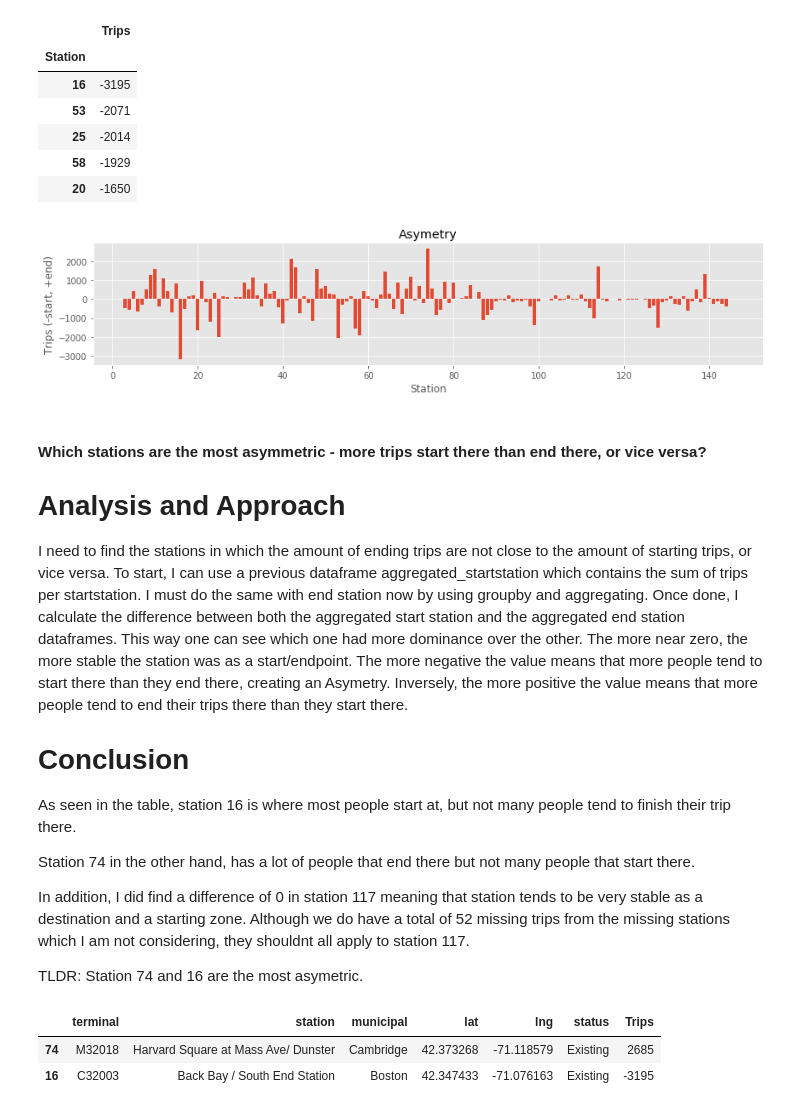
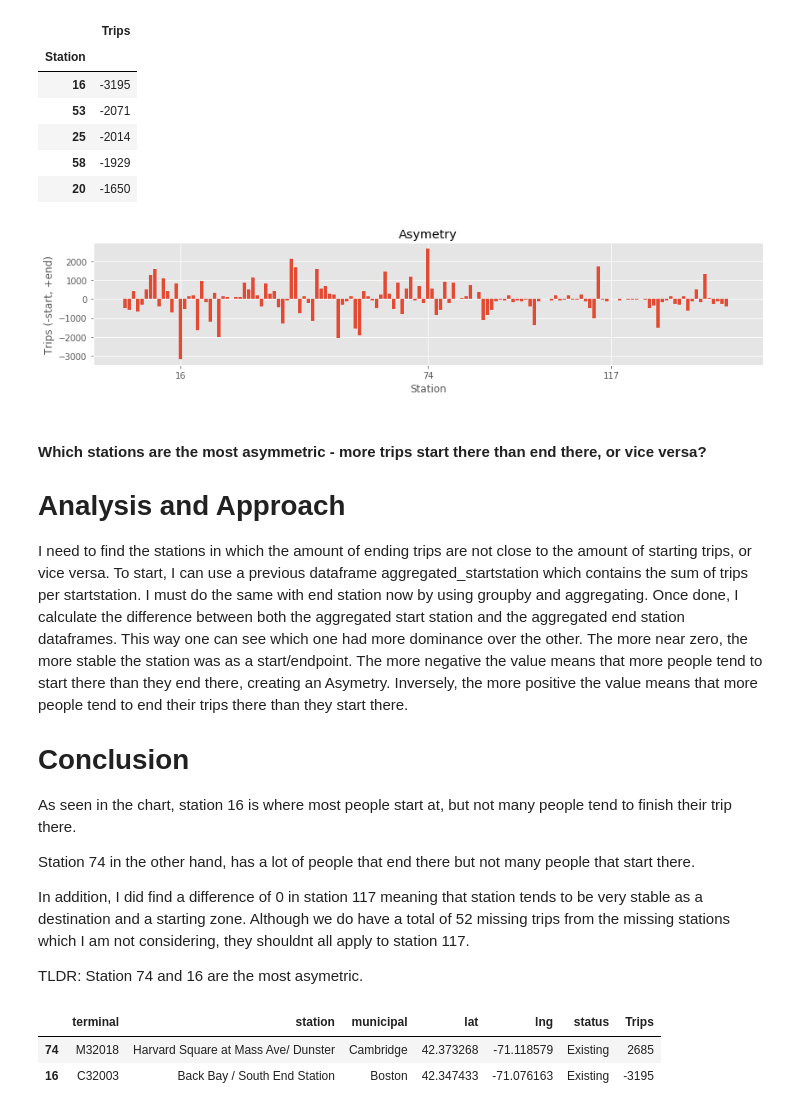
Before and after one commit to jisanos/Hubway-Data-Visualization-Challenge, a Jupyter notebook: Exam_Script.ipynb, the cells around one changed output. Drawn from its saved outputs; the diff is of its cells as text; code cells hidden in the pictures.

```diff
--- a/Exam_Script.ipynb
+++ b/Exam_Script.ipynb
@@ -574,12 +579,15 @@ Difference.sort_values(by='Trips', ascending=1).head()
 # %%
 figure(num=None, figsize=(12, 3))
 plt.bar(Difference.index.values,Difference.Trips)
 plt.ylabel('Trips (-start, +end)')
 plt.xlabel('Station')
 plt.title('Asymetry')
+plt.xticks([16,74,117])
 plt.tight_layout()
+#The graph shows the most asymetric stations. More positive means more people end their trips there and more negatively means
+#More people start there. Near zero values are symetric
 # %% [output]
-[figure, old version]
+[figure, new version]
 # %% [markdown]
 #### Which stations are the most asymmetric - more trips start there than end there, or vice versa?
 
@@ -589,7 +597,7 @@ I need to find the stations in which the amount of ending trips are not close to
 
 # Conclusion
 
-As seen in the table, station 16 is where most people start at, but not many people tend to finish their trip there.
+As seen in the chart, station 16 is where most people start at, but not many people tend to finish their trip there.
 
 Station 74 in the other hand, has a lot of people that end there but not many people that start there.
 
```
Also changed, not shown: parts of 7 cells of this notebook.
